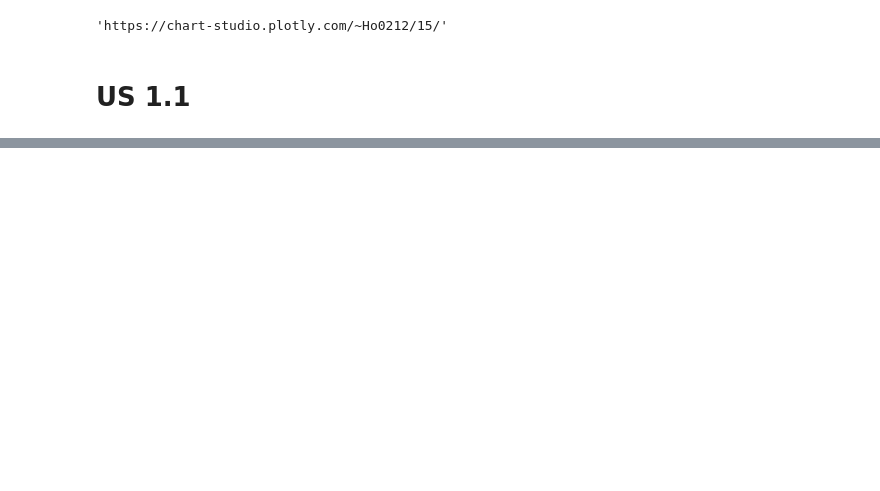
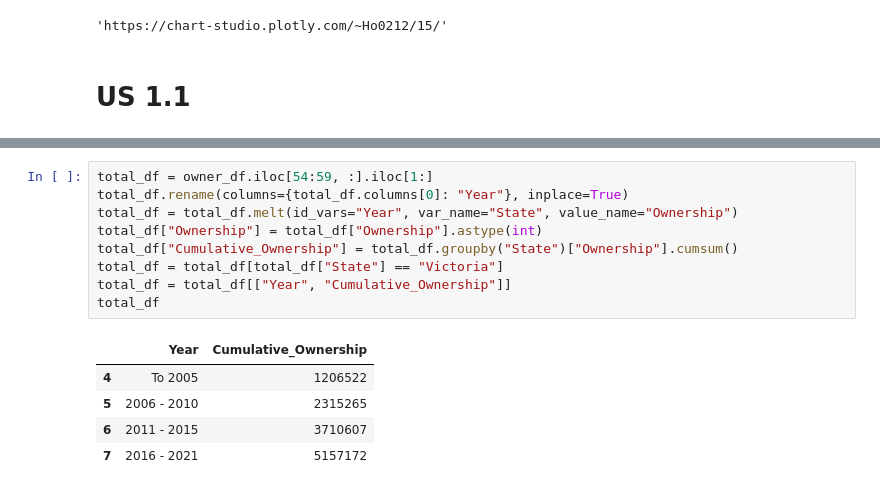
Before and after one commit to Flowisland/melb-cbd-parking, a Jupyter notebook: Data_Visualisation/Data_Visualisation.ipynb, the cells around one changed output, grey strips where cells are left out. Drawn from its saved outputs; the diff is of its cells as text; blank space fills up the shorter version.

```diff
--- a/Data_Visualisation/Data_Visualisation.ipynb
+++ b/Data_Visualisation/Data_Visualisation.ipynb
@@ -111,0 +111,15 @@ owner_df
+# %%
+total_df = owner_df.iloc[54:59, :].iloc[1:]
+total_df.rename(columns={total_df.columns[0]: "Year"}, inplace=True)
+total_df = total_df.melt(id_vars="Year", var_name="State", value_name="Ownership")
+total_df["Ownership"] = total_df["Ownership"].astype(int)
+total_df["Cumulative_Ownership"] = total_df.groupby("State")["Ownership"].cumsum()
+total_df = total_df[total_df["State"] == "Victoria"]
+total_df = total_df[["Year", "Cumulative_Ownership"]]
+total_df
+# %% [output]
+|  | Year | Cumulative_Ownership |
+| 4 | To 2005 | 1206522 |
+| 5 | 2006 - 2010 | 2315265 |
+| 6 | 2011 - 2015 | 3710607 |
+| 7 | 2016 - 2021 | 5157172 |
```
Also changed, not shown: parts of 4 cells of this notebook.
